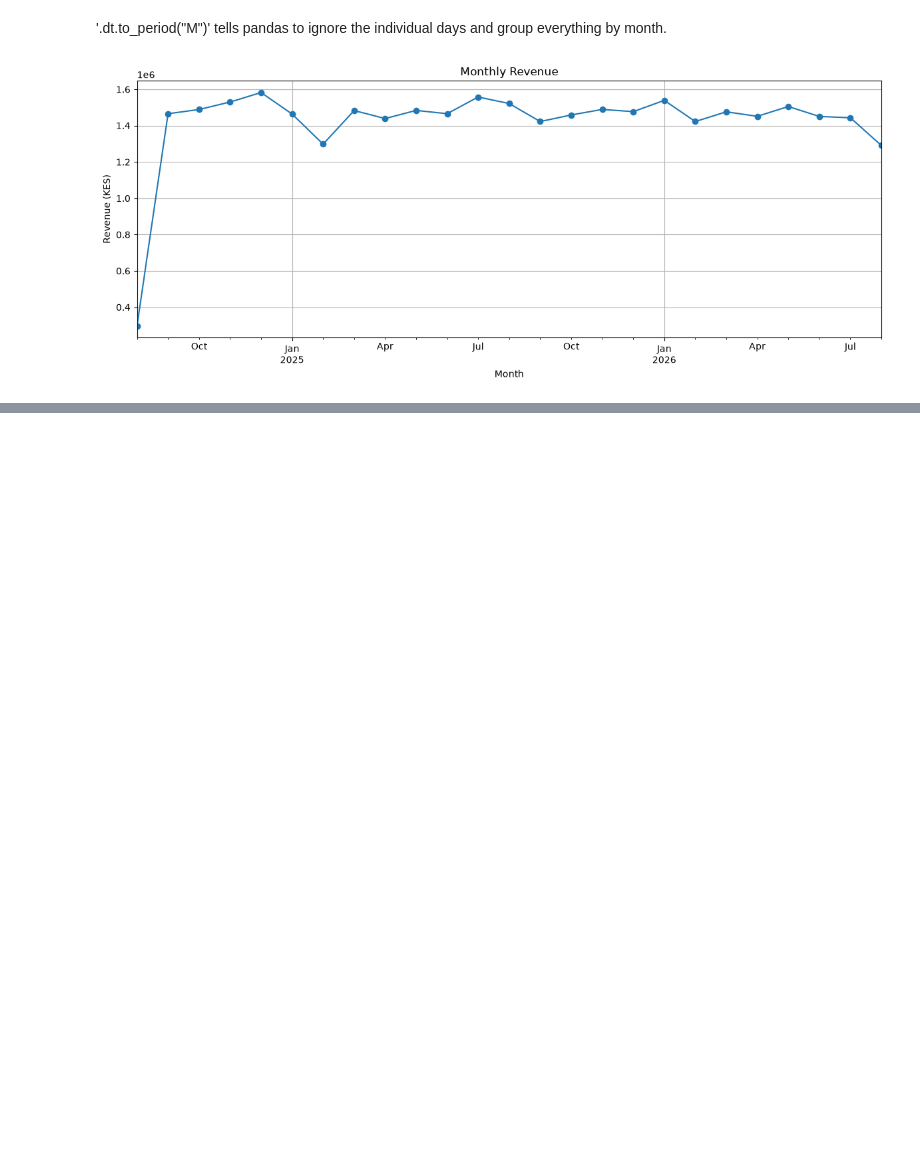
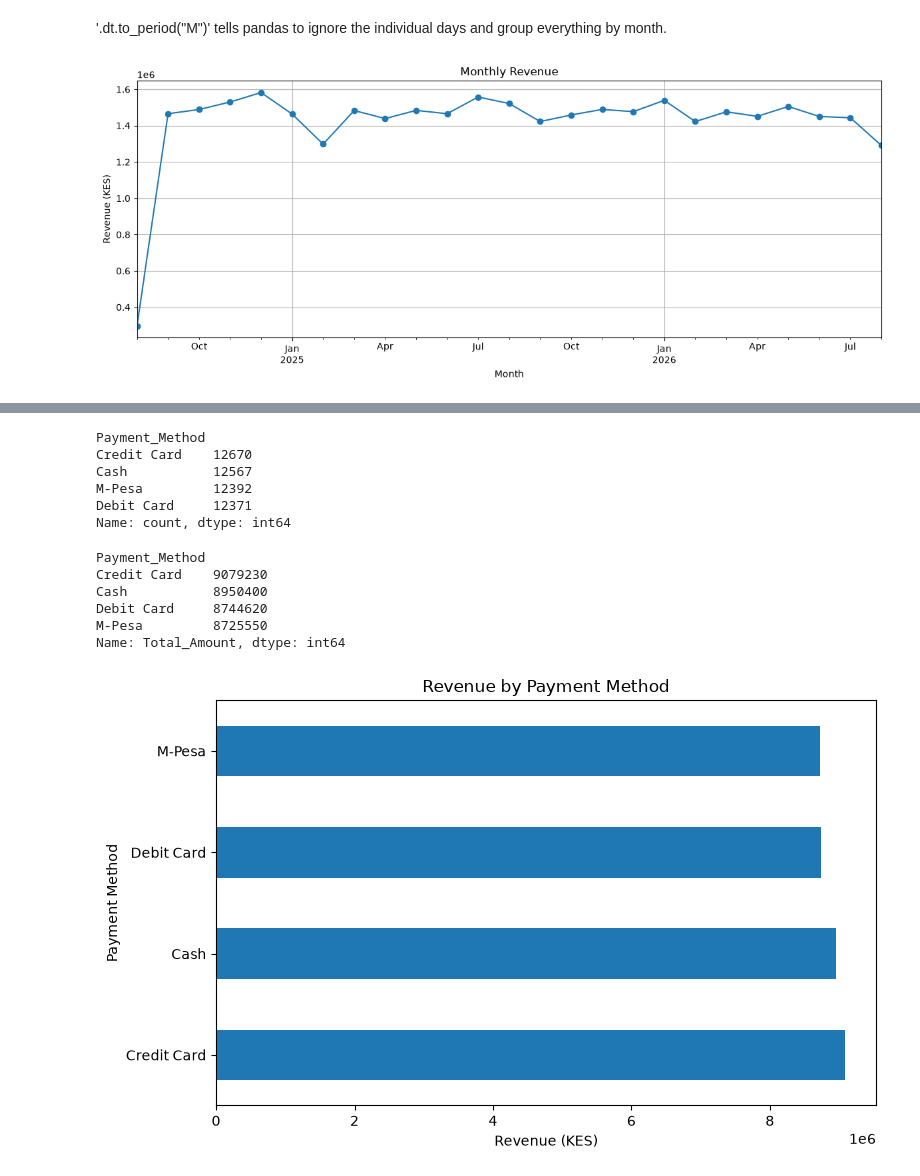
Before and after one commit to whitneygituara/brew-bean-sales-analysis, a Jupyter notebook: notebooks/03_exploratory_analysis.ipynb, the cells around one changed output, grey strips where cells are left out. Saved outputs shown, nothing was run; the diff lists cells and outputs as text; code cells hidden in the pictures; blank space fills up the shorter version.

```diff
--- a/notebooks/03_exploratory_analysis.ipynb
+++ b/notebooks/03_exploratory_analysis.ipynb
@@ -266,0 +319,43 @@ plt.show()
+# %%
+payment_count = (
+    transactions_df["Payment_Method"]
+    .value_counts()
+)
+
+payment_count
+# %% [output]
+Payment_Method
+Credit Card    12670
+Cash           12567
+M-Pesa         12392
+Debit Card     12371
+Name: count, dtype: int64
+# %%
+payment_revenue = (
+    transactions_df
+    .groupby("Payment_Method")["Total_Amount"]
+    .sum()
+    .sort_values(ascending=False)
+)
+
+payment_revenue
+# %% [output]
+Payment_Method
+Credit Card    9079230
+Cash           8950400
+Debit Card     8744620
+M-Pesa         8725550
+Name: Total_Amount, dtype: int64
+# %%
+plt.figure(figsize=(8,5))
+
+payment_revenue.plot(kind="barh")
+
+plt.title("Revenue by Payment Method")
+plt.xlabel("Revenue (KES)")
+plt.ylabel("Payment Method")
+
+plt.tight_layout()
+plt.show()
+# %% [output]
+[figure, added]
```
Also changed, not shown: parts of 18 cells of this notebook, 5 other files.
